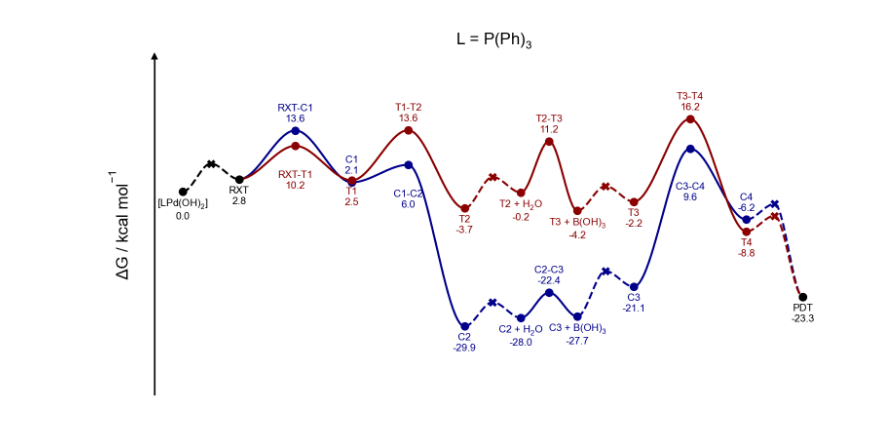
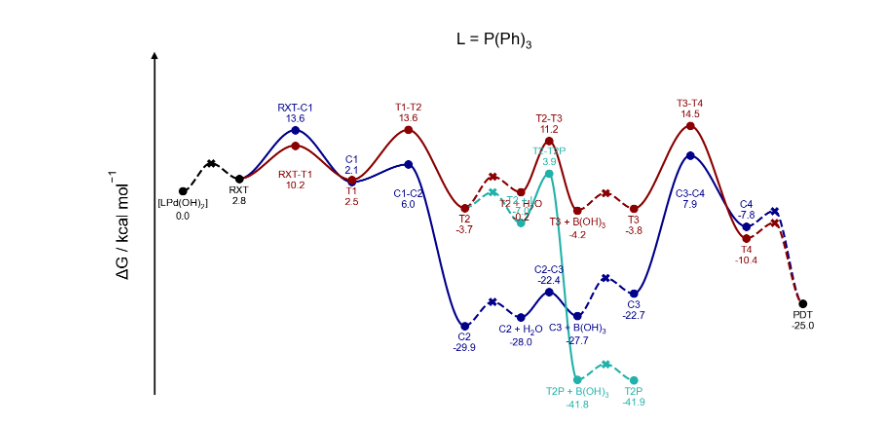
Before and after one commit to chertianser/pdcatpdb-code, a Jupyter notebook: goodvibes_processing.ipynb, the cells around one changed output. Drawn from its saved outputs; the diff is of its cells as text; code cells hidden in the pictures.

```diff
--- a/goodvibes_processing.ipynb
+++ b/goodvibes_processing.ipynb
@@ -50,7 +53,7 @@ def get_reference_energy(df, ligand):
     return df[(df['structure'] == '00-lpdoh2') & (df['group'] == ligand)]['equalized_gibbs'].values[0]
 
 def get_precatalyst_energy(df, ligand):
-    return (get_energy(df, "00-lpdoh2") - 2*get_ligand_energy(ligands_df, ligand))/2
+    return (get_energy(df, "00-lpdoh2") - get_ligand_energy(ligands_df, ligand))
 
 def equalize_reference(row, ligand):
     if row['structure'] == '00-lpdoh2':
@@ -87,7 +90,6 @@ def equalize_reference(row, ligand):
 
     else:
         print(f"Messed up {row}")
-        return "huh"
 
 def get_main_microkinetics_transformations(type_name="main"):
     int_list = ['00-lpdoh2', '01-rxt', '03-c1', '05-c2', '09-c3', '11-c4', '13-t1', '15-t2', '19-t3', '21-t4']
@@ -146,9 +148,11 @@ def get_main_microkinetics_transformations(type_name="main"):
         int_list += ['41-t2p']
         ts_list += ['39-ts-t2-t2p']
         rxt_pdt_list += ['pre-catalyst', 'ligand']
+        diffusion_ts_list += ['diffusion-pdoh2-l']
+        xform_dict['diffusion-pdoh2-l'] = ['pre-catalyst', 'ligand', '00-lpdoh2', '', True]
         xform_dict['39-ts-t2-t2p'] = ['15-t2', 'ligand', '41-t2p', 'boh3', True]
     else:
-        raise("Invalid alternative mechanism")
+        print("Invalid alternative mechanism")
 
     return int_list, ts_list, rxt_pdt_list, diffusion_ts_list, xform_dict
 
@@ -268,7 +272,7 @@ ligands_df = df[df['structure'] == '54-lig'].copy()
 main_df['equalized_gibbs'] = main_df.apply(lambda row: equalize_reference(row, row['group']), axis=1)
 main_df['reference_gibbs'] = main_df.apply(lambda row: (row['equalized_gibbs'] - get_reference_energy(main_df, row['group']))*2625.5/4.184, axis=1)
 # %%
-type_name = "main"
+type_name = "t2p"
 diff_barrier = 3.4663630747609946
 int_list, ts_list, rxt_pdt_list, diffusion_ts_list, xform_dict = get_main_microkinetics_transformations(type_name=type_name)
 
@@ -333,6 +337,6 @@ def interpolate(df, line, num=1000):
     return x_interp, spline(x_interp)
 # %%
-type_name = 'main'
+type_name = 't2p'
 
 diffusion_consideration_dict = {"C2 // H$_2$O": ["C2", "C2 + H$_2$O"],
                        "C3 // B(OH)$_3$": ["C3 + B(OH)$_3$", "C3"],
@@ -363,31 +367,31 @@ for ligand in ['2c-pph3']:
         x_solid, y_solid = interpolate(curr_line_df, line=line)
         for idx, point in curr_line_df.iterrows():
             if point['is_point'] == True:
                 ax.scatter(point['point'], point['reference_gibbs'], color=point['point_color'], marker=point['point_marker'], s=10)
             if point['is_TS'] == True:
                 # Locate triangle marker index
                 idx_0 = np.where(x_solid >= curr_line_df.at[idx-1, 'point'])[0][0]
                 idx_1 = np.where(x_solid >= point['point'])[0][0]
                 idx_2 = np.where(x_solid >= curr_line_df.at[idx+1, 'point'])[0][0]
                 ax.plot(x_solid[idx_0:idx_2], y_solid[idx_0:idx_2], color=curr_line_df['line_color'].values[0],
                         zorder=-1, linewidth=1, linestyle='--' if point['point_marker'] == 'x' else '-')
 
             if point['is_label'] == True:
                 ax.annotate((f"{point['label_name']}" f"\n{point['reference_gibbs']:.1f}"), xy=(point['point'], point['reference_gibbs']),
                             ha='center', color=point['point_color'], va=point['vertical_alignment'],
                             fontsize=5, xytext=(point['point'], point['reference_gibbs']+point['vertical_offset']))
 
 
 
     ax.spines[['right', 'top', 'bottom']].set_visible(False)
     ax.set_yticklabels([])
     ax.set_xticklabels([])
     plt.tick_params(left = False,bottom=False)
     ax.set_xlim(left=-1)
     ax.plot(-1, 1, "^k", transform=ax.get_xaxis_transform(), clip_on=False, markersize=2)
     ax.set_ylabel("$\Delta G$ / $kcal$ $mol^{-1}$", size=8)
     ax.set_ylim(-45, 30)
     plt.title(f"L = {proper_names_dict[ligand]}", size=8)
     plt.savefig(f"microkinetics/{type_name}-{ligand}/{type_name}-{ligand}.png", facecolor='white', transparent=False, bbox_inches='tight')
 # %% [output]
-[figure, old version]
+[figure, new version]
```
Also changed, not shown: parts of 1 cell of this notebook, 1 other file.
